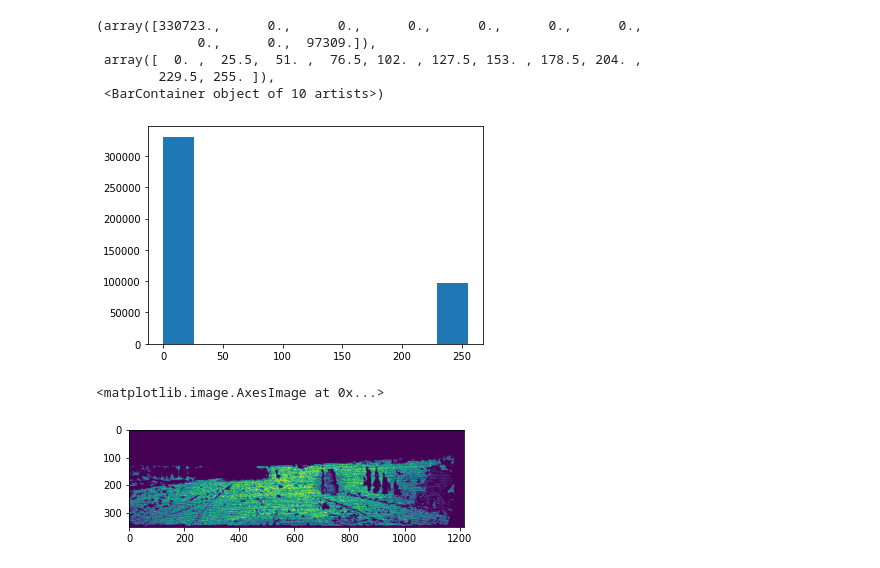
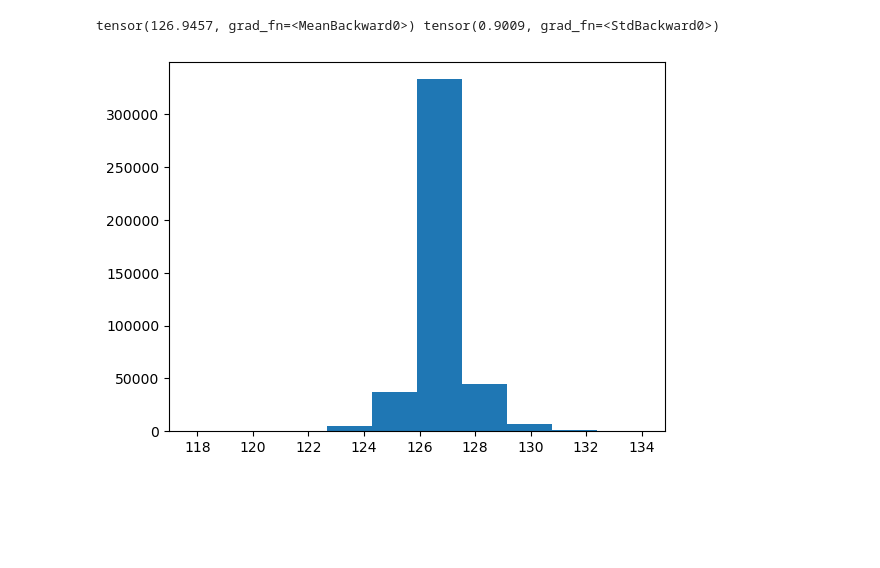
Before and after one commit to KeyiDing/dl_final_project, a Jupyter notebook: GAN_demo.ipynb, the cells around one changed output. Cells and saved outputs as stored; diff of their text form; code cells hidden in the pictures; blank space fills up the shorter version.

```diff
--- a/GAN_demo.ipynb
+++ b/GAN_demo.ipynb
@@ -70,17 +61,9 @@ tensor(0.9154)
-# %%
-plt.hist(np.ravel(np_frame))
-# %% [output]
-(array([330723.,      0.,      0.,      0.,      0.,      0.,      0.,
-             0.,      0.,  97309.]),
- array([  0. ,  25.5,  51. ,  76.5, 102. , 127.5, 153. , 178.5, 204. ,
-        229.5, 255. ]),
- <BarContainer object of 10 artists>)
-[figure, removed]
-# %%
-plt.imshow(np_frame)
-# %% [output]
-<matplotlib.image.AxesImage at 0x...>
-[figure, removed]
+# %%
+print(depth.mean(), depth.std())
+plt.hist(np.ravel(depth.detach().numpy()));
+# %% [output]
+tensor(126.9457, grad_fn=<MeanBackward0>) tensor(0.9009, grad_fn=<StdBackward0>)
+[figure, added]
 # %%
 dpgan = DPGAN()
 # dpgan.to('cuda')
```
Also changed, not shown: parts of 5 cells of this notebook, 7 other files.
